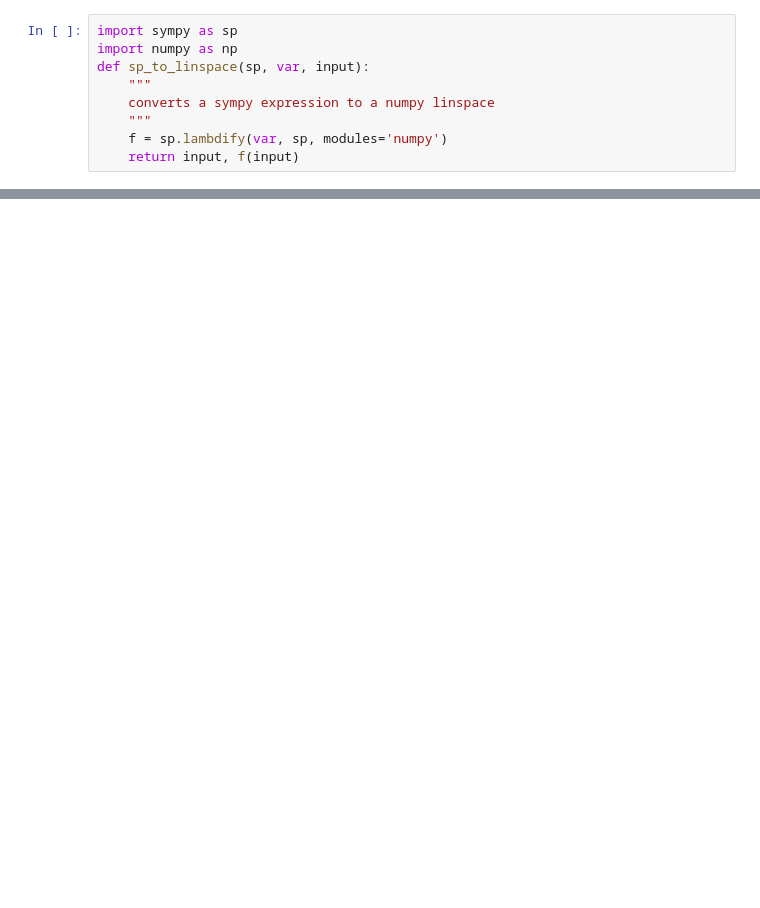
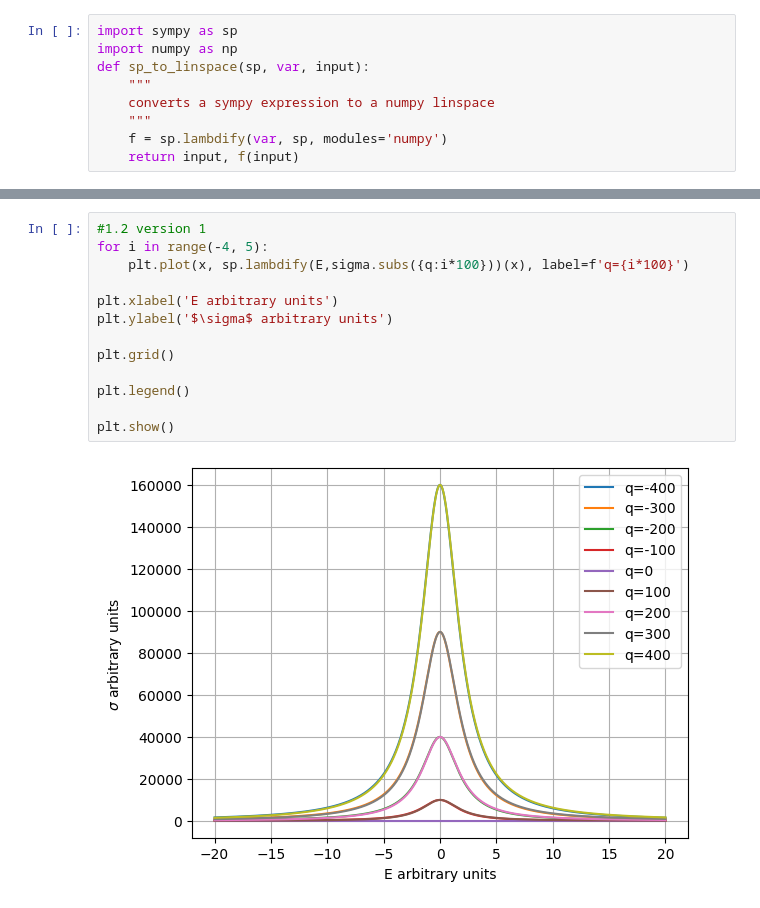
Before and after one commit to rzumbrunn/PCV_project, a Jupyter notebook: task1/task1_1.ipynb, the cells around one changed output, grey strips where cells are left out. Saved outputs shown, nothing was run; the diff lists cells and outputs as text; blank space fills up the shorter version.

```diff
--- a/task1/task1_1.ipynb
+++ b/task1/task1_1.ipynb
@@ -48,0 +52,15 @@ $\displaystyle \frac{\left(\frac{E}{2} + q\right)^{2}}{\frac{E^{2}}{4} + 1}$
+# %%
+#1.2 version 1
+for i in range(-4, 5):
+    plt.plot(x, sp.lambdify(E,sigma.subs({q:i*100}))(x), label=f'q={i*100}')
+
+plt.xlabel('E arbitrary units')
+plt.ylabel('$\sigma$ arbitrary units')
+
+plt.grid()
+
+plt.legend()
+
+plt.show()
+# %% [output]
+[figure, added]
```
Also changed, not shown: parts of 3 cells of this notebook.
